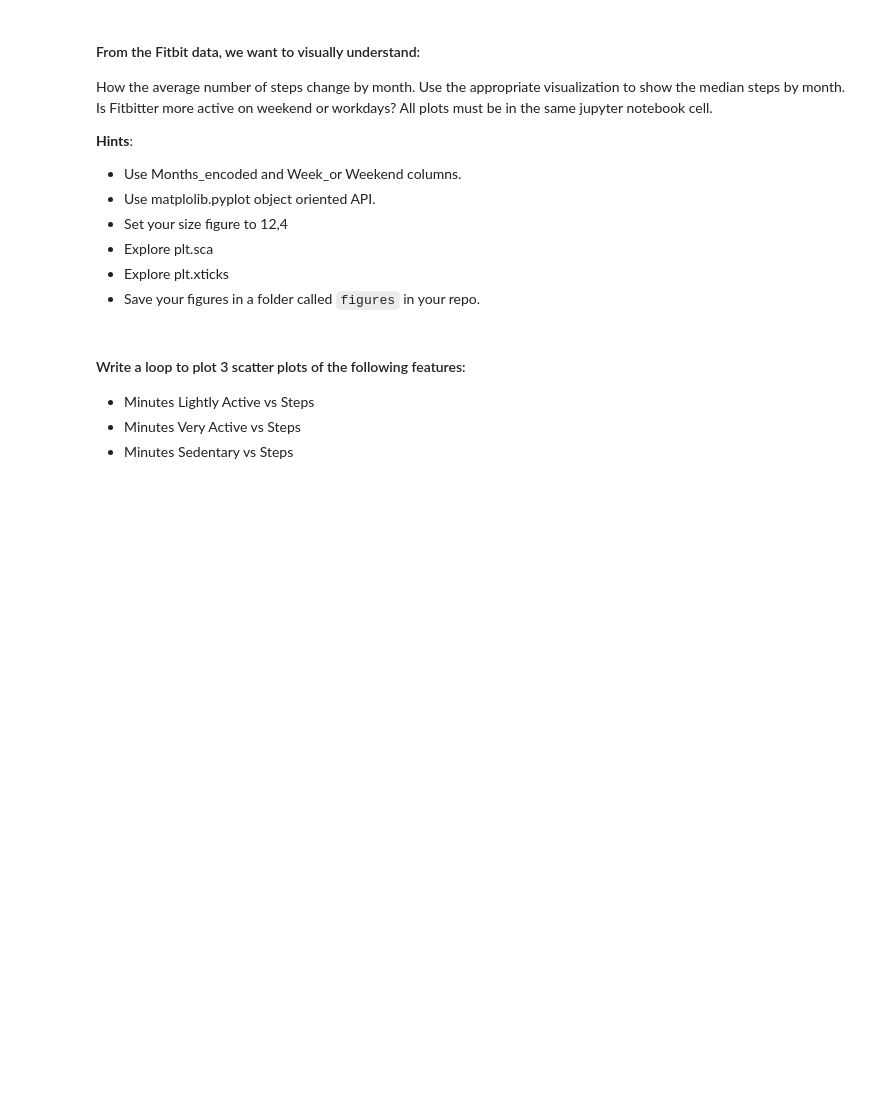
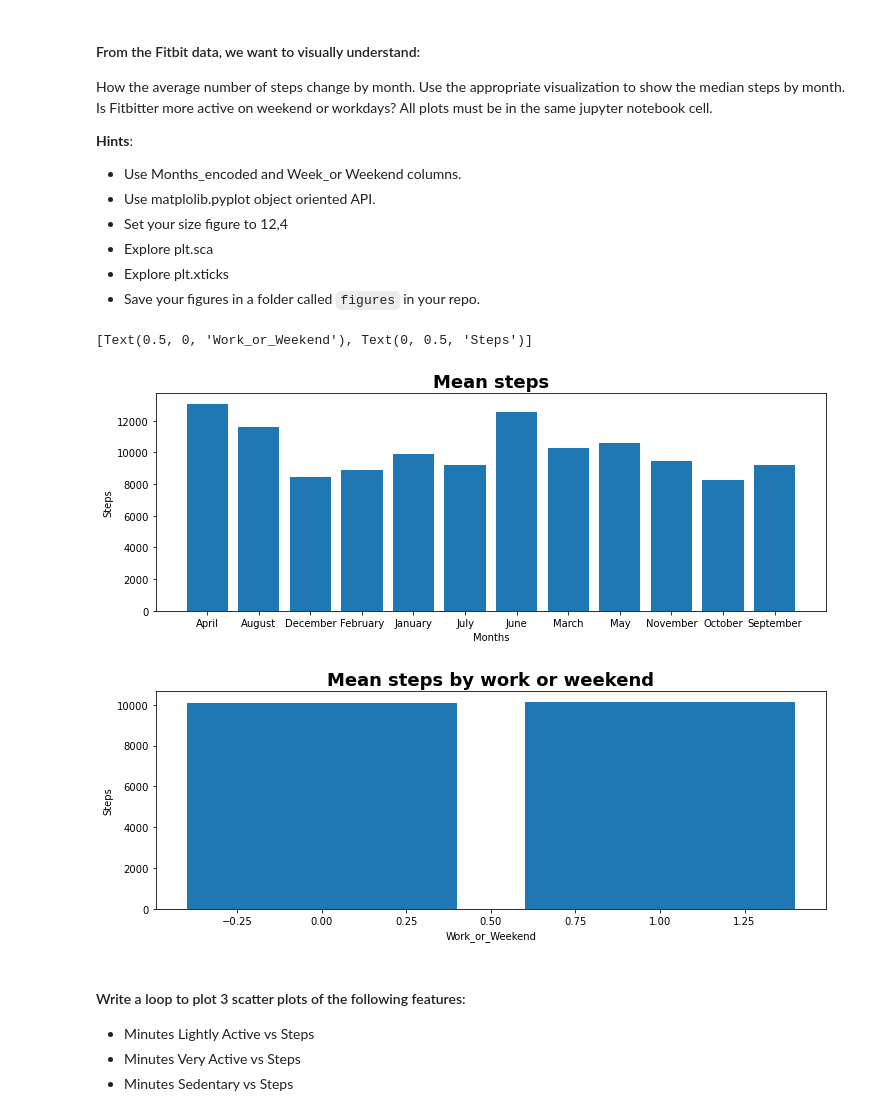
Before and after one commit to anadeondarza/dataptmad0522_labs, a Jupyter notebook: module-2/matplotlib-seaborn/your-code/main.ipynb, the cells around one changed output. Drawn from its saved outputs; the diff is of its cells as text; code cells hidden in the pictures; blank space fills up the shorter version.

```diff
--- a/module-2/matplotlib-seaborn/your-code/main.ipynb
+++ b/module-2/matplotlib-seaborn/your-code/main.ipynb
@@ -114,0 +114,4 @@ plt.show()
+# %%
+df = pd.read_csv('/Users/anadeondarza/Desktop/ironhack_data/dataptmad0522_labs/module-2/matplotlib-seaborn/data/fitbit2.csv')
+
+df
@@ -134,3 +148,38 @@ How the average number of steps change by month. Use the appropriate visualizati
+# %%
+# MEAN STEPS BY MONTH_ENCODED
+df1 = df[['Months','Steps']]
+grouped_df = df1.groupby(by = ['Months'],as_index=False).mean()
+
+fig, ax = plt.subplots(ncols = 1,
+                       nrows = 1,
+                       figsize= (12,4))
+plt.sca(ax)
+plt.bar(grouped_df['Months'], grouped_df['Steps'])
+plt.title('Mean steps',fontweight='bold', fontsize=18)
+ax.set(xlabel='Months', ylabel='Steps')
+
+
+# MEAN STEPS BY WORK_OR_WEEKEND
+df2 = df[['Steps', 'Work_or_Weekend']]
+grouped_df1 = df2.groupby(by = ['Work_or_Weekend'],as_index=False)['Steps'].mean().reset_index()
+
+fig, ax = plt.subplots(ncols = 1,
+                       nrows = 1,
+                       figsize= (12,4))
+plt.sca(ax)
+x = grouped_df1['Work_or_Weekend']
+y = grouped_df1['Steps']
+plt.bar(x, y,)
+plt.title('Mean steps by work or weekend',fontweight='bold', fontsize=18)
+ax.set(xlabel='Work_or_Weekend', ylabel='Steps')
+
+
+#https://matplotlib.org/stable/api/_as_gen/matplotlib.pyplot.sca.html
+#https://matplotlib.org/stable/api/_as_gen/matplotlib.pyplot.xticks.html
+# %% [output]
+[Text(0.5, 0, 'Work_or_Weekend'), Text(0, 0.5, 'Steps')]
+[figure, added]
+[figure, added]
 # %% [markdown]
 #### Write a loop to plot 3 scatter plots of the following features:
 
```
Also changed, not shown: parts of 6 cells of this notebook.
